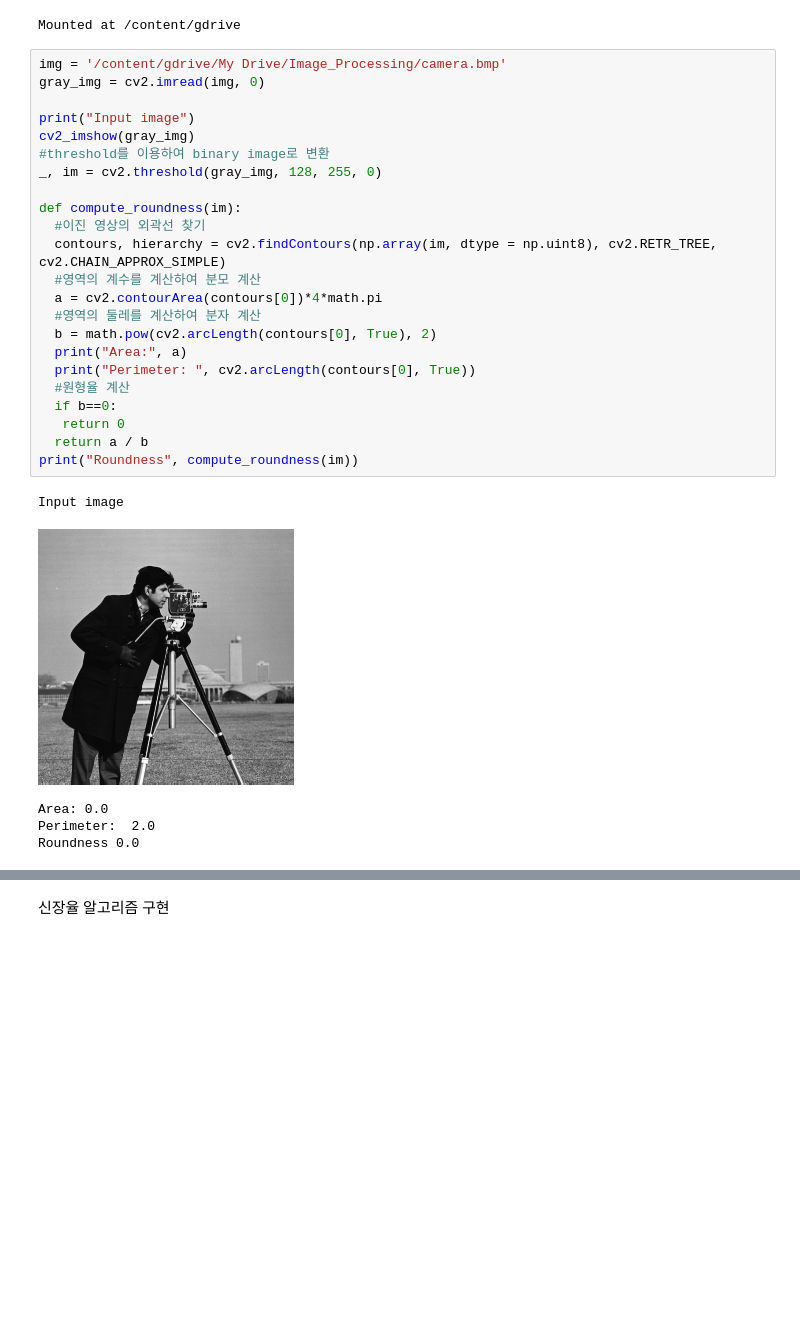
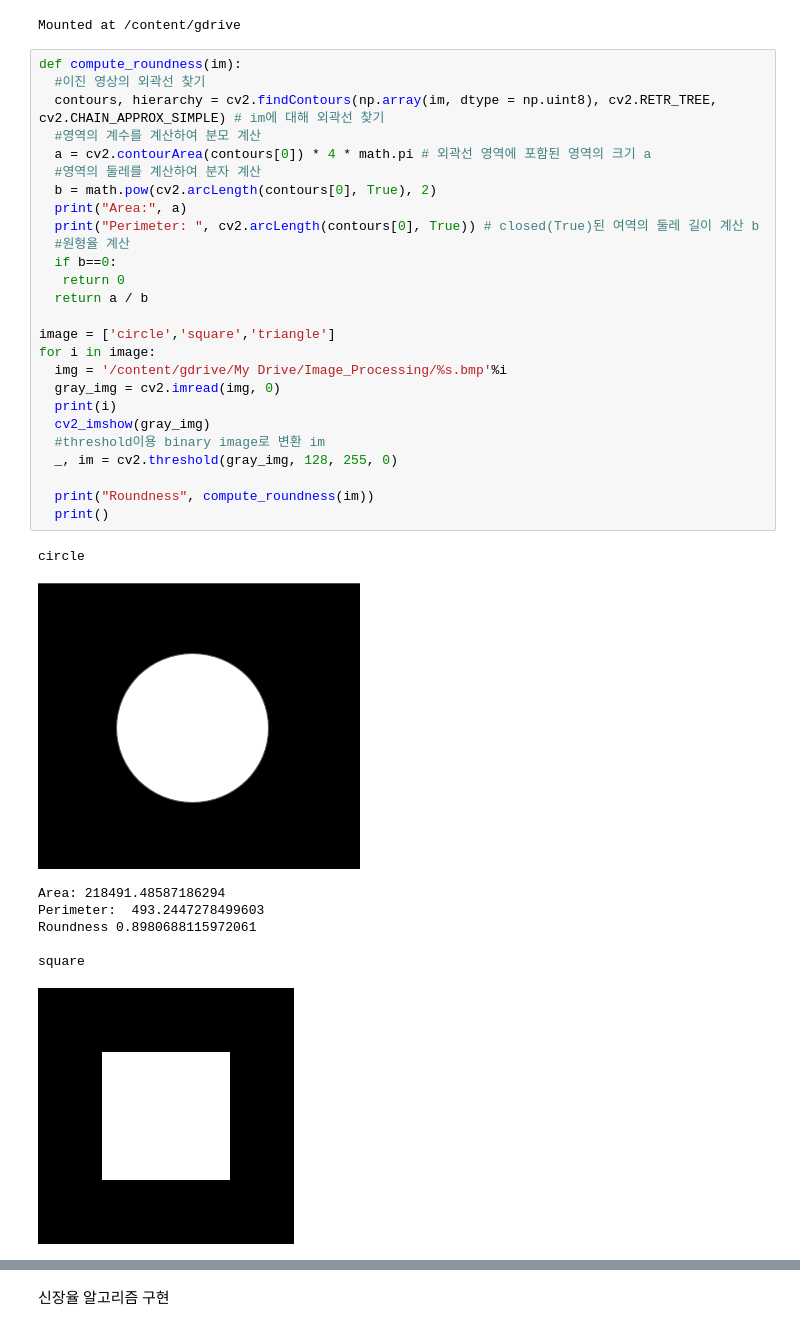
Before and after one commit to olzlt/OpenCV, a Jupyter notebook: OpenCV영상처리_10_Shape_Descriptor.ipynb, the cells around one changed output, grey strips where cells are left out. Cells and saved outputs as stored; diff of their text form; blank space fills up the shorter version.

```diff
--- a/OpenCV영상처리_10_Shape_Descriptor.ipynb
+++ b/OpenCV영상처리_10_Shape_Descriptor.ipynb
@@ -59,31 +61,37 @@ gray_img = cv2.imread(img, 0)
 # %% [output]
 Mounted at /content/gdrive
 # %%
-img = '/content/gdrive/My Drive/Image_Processing/camera.bmp'
-gray_img = cv2.imread(img, 0)
-
-print("Input image")
-cv2_imshow(gray_img)
-#threshold를 이용하여 binary image로 변환
-_, im = cv2.threshold(gray_img, 128, 255, 0)
-
 def compute_roundness(im):
   #이진 영상의 외곽선 찾기
-  contours, hierarchy = cv2.findContours(np.array(im, dtype = np.uint8), cv2.RETR_TREE, cv2.CHAIN_APPROX_SIMPLE)
+  contours, hierarchy = cv2.findContours(np.array(im, dtype = np.uint8), cv2.RETR_TREE, cv2.CHAIN_APPROX_SIMPLE) # im에 대해 외곽선 찾기
   #영역의 계수를 계산하여 분모 계산
-  a = cv2.contourArea(contours[0])*4*math.pi
+  a = cv2.contourArea(contours[0]) * 4 * math.pi # 외곽선 영역에 포함된 영역의 크기 a
   #영역의 둘레를 계산하여 분자 계산
   b = math.pow(cv2.arcLength(contours[0], True), 2)
   print("Area:", a)
-  print("Perimeter: ", cv2.arcLength(contours[0], True))
+  print("Perimeter: ", cv2.arcLength(contours[0], True)) # closed(True)된 여역의 둘레 길이 계산 b
   #원형율 계산
   if b==0:
    return 0
   return a / b
-print("Roundness", compute_roundness(im))
+
+image = ['circle','square','triangle']
+for i in image:
+  img = '/content/gdrive/My Drive/Image_Processing/%s.bmp'%i
+  gray_img = cv2.imread(img, 0)
+  print(i)
+  cv2_imshow(gray_img)
+  #threshold이용 binary image로 변환 im
+  _, im = cv2.threshold(gray_img, 128, 255, 0)
+
+  print("Roundness", compute_roundness(im))
+  print()
 # %% [output]
-Input image
+circle
-[figure, old version]
+[figure, new version]
-Area: 0.0
-Perimeter:  2.0
-Roundness 0.0
+Area: 218491.48587186294
+Perimeter:  493.2447278499603
+Roundness 0.8980688115972061
+
+square
+[figure, added]
```
Also changed, not shown: parts of 9 cells of this notebook.
